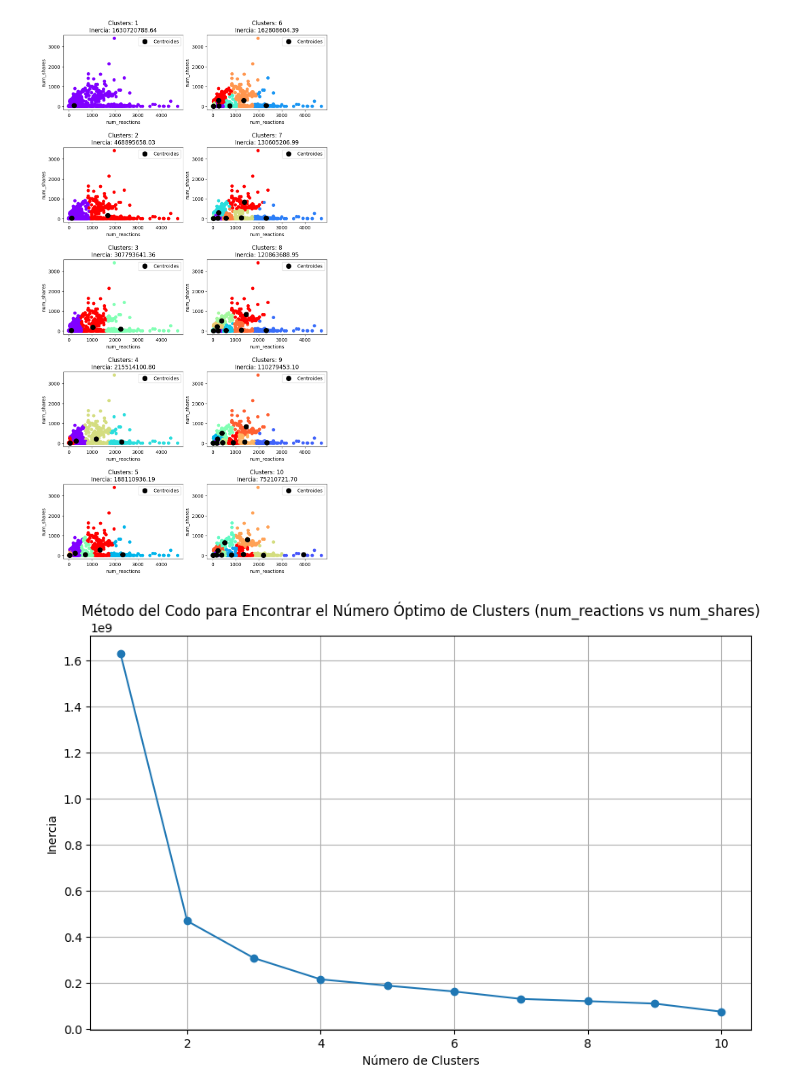
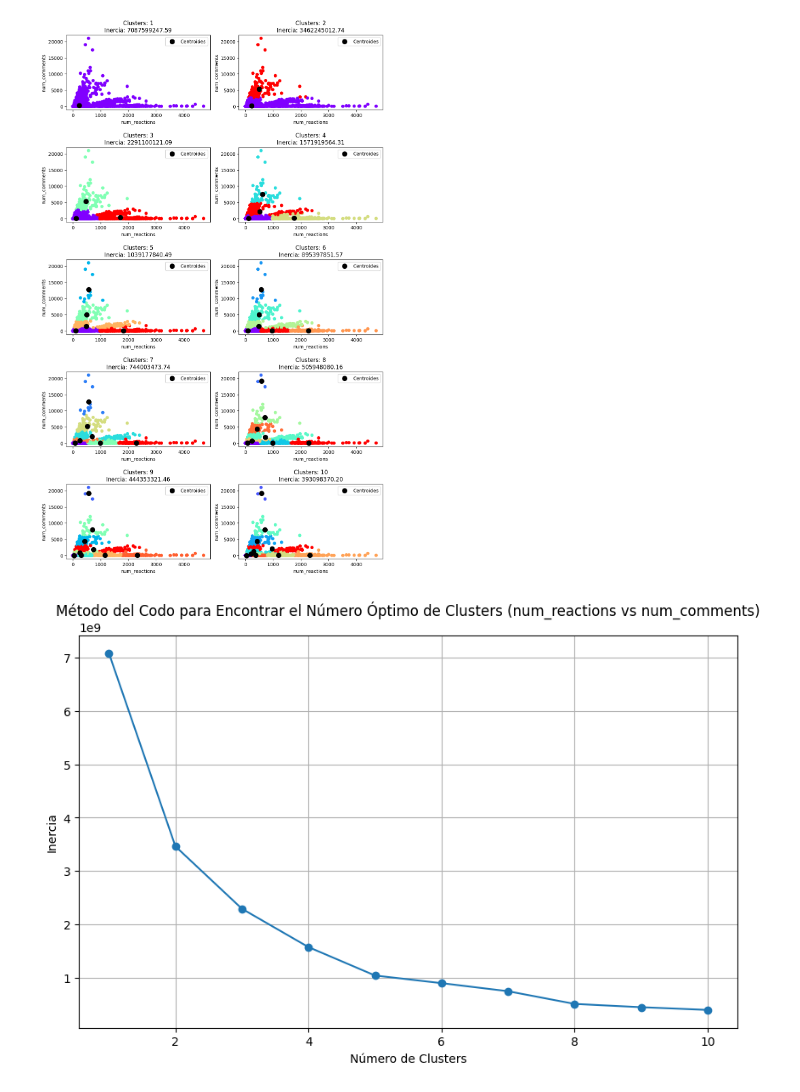
Before and after one commit to DiegoCastr00/Machine_Learning, a Jupyter notebook: Practica_2/Kmeans.ipynb, the cells around one changed output. Drawn from its saved outputs; the diff is of its cells as text; code cells hidden in the pictures.

```diff
--- a/Practica_2/Kmeans.ipynb
+++ b/Practica_2/Kmeans.ipynb
@@ -3,6 +3,8 @@ import pandas as pd
 import matplotlib.pyplot as plt
 import numpy as np
 # %%
+from mpl_toolkits.mplot3d import Axes3D
+
 def K_Means(data, columns):
     X = data[columns].values
 
@@ -38,7 +40,7 @@ def K_Means(data, columns):
         return inertia
 
     # subgráficos para las gráficas de agrupación
-    fig, axs = plt.subplots(5, 2, figsize=(10, 20))
+    fig, axs = plt.subplots(5, 2, figsize=(12, 20))
     fig.subplots_adjust(hspace=0.5)
 
     for num_clusters in range(1, max_clusters + 1):
@@ -58,9 +60,9 @@ def K_Means(data, columns):
         inertia = calculate_inertia(X, labels, centroids)
         inertia_values.append(inertia)
 
-        row = (num_clusters - 1) % 5
-        col = (num_clusters - 1) // 5
-        inertia = calculate_inertia(X, labels, centroids)
+        # Calcular las coordenadas de los subplots
+        row = (num_clusters - 1) // 2
+        col = (num_clusters - 1) % 2
 
         axs[row, col].scatter(X[:, 0], X[:, 1], c=labels, cmap='rainbow')
         axs[row, col].scatter(centroids[:, 0], centroids[:, 1], s=100, c='black', label='Centroides')
@@ -83,13 +85,13 @@ def K_Means(data, columns):
     plt.grid(True)
 
     plt.show()
-
-archivo_csv = 'live.csv'
-data = pd.read_csv(archivo_csv)
-columnas_a_eliminar = ['Column1', 'Column2', 'Column3', 'Column4']
-data = data.drop(columns=columnas_a_eliminar)
-
-K_Means(data, columns=['num_reactions', 'num_shares'])
-# %% [output]
-[figure, removed]
-[figure, removed]
+# %%
+archivo_csv = 'live.csv'
+data = pd.read_csv(archivo_csv)
+columnas_a_eliminar = ['Column1', 'Column2', 'Column3', 'Column4']
+data = data.drop(columns=columnas_a_eliminar)
+
+K_Means(data, columns=['num_reactions', 'num_comments'])
+# %% [output]
+[figure, added]
+[figure, added]
```
Also changed, not shown: parts of 1 cell of this notebook, 2 other files.
